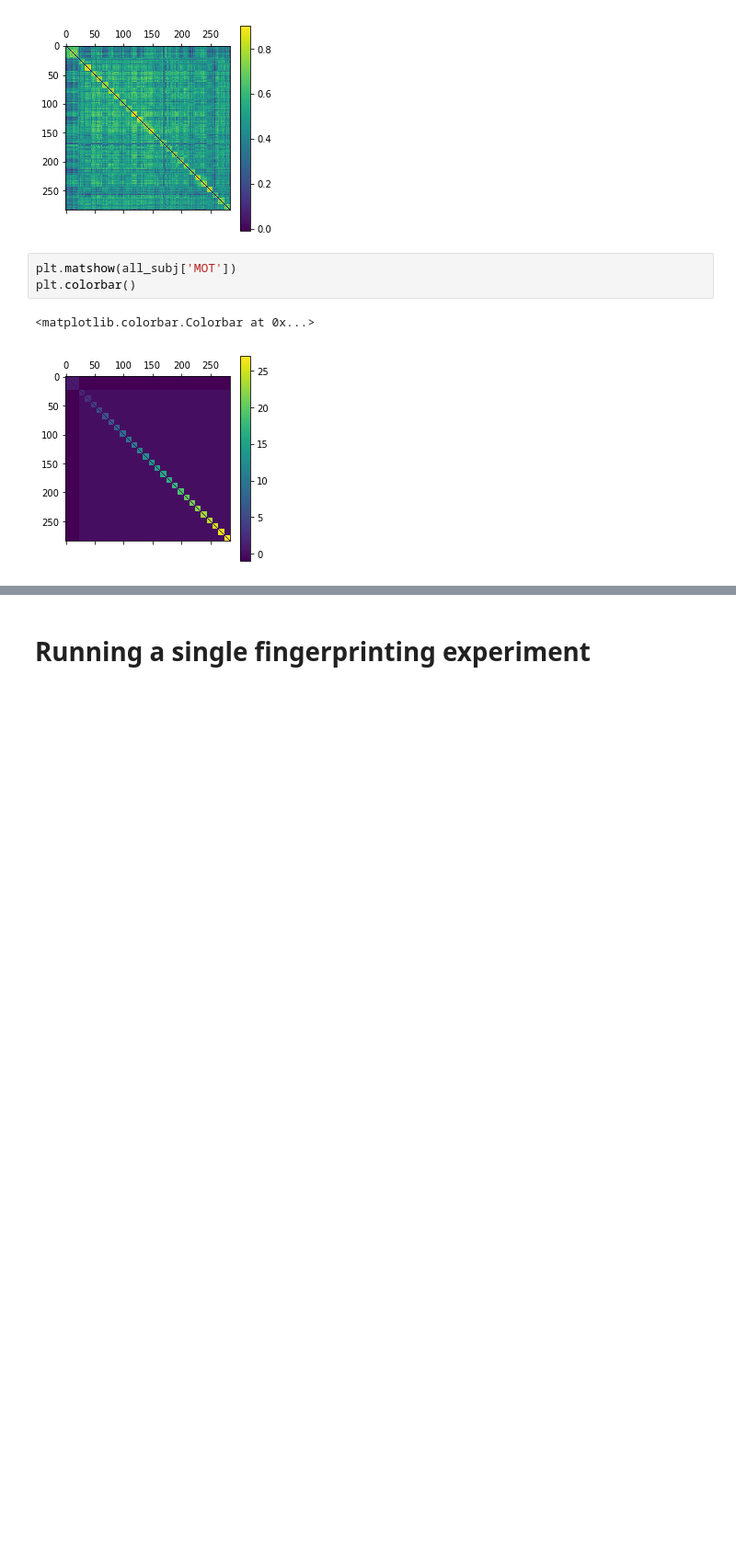
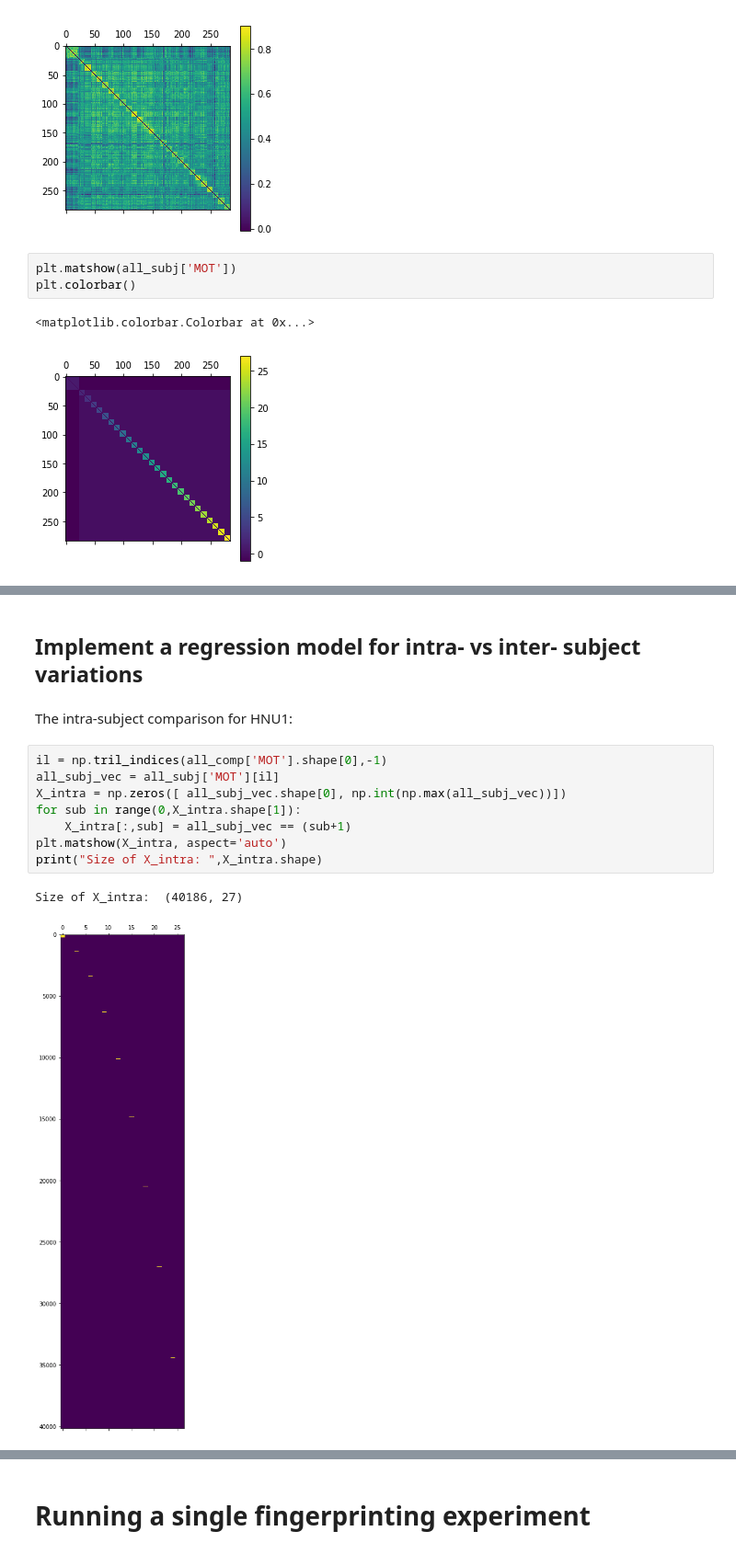
Before and after one commit to SIMEXP/cdip_human_phantom, a Jupyter notebook: notebooks/stats_fingerprinting.ipynb, the cells around one changed output, grey strips where cells are left out. Shown: that part at 92% size. Cells and saved outputs as stored; diff of their text form; blank space fills up the shorter version.

```diff
--- a/notebooks/stats_fingerprinting.ipynb
+++ b/notebooks/stats_fingerprinting.ipynb
@@ -140 +150,16 @@ Mean consistency HNU1: 0.7277531120331949    (std  0.09795828162257661 )
 consistency Csub: 0.6453079710144927    (std  0.08864108590476524 )
+# %% [markdown]
+## Implement a regression model for intra- vs inter- subject variations
+# %% [markdown]
+The intra-subject comparison for HNU1:
+# %%
+il = np.tril_indices(all_comp['MOT'].shape[0],-1)
+all_subj_vec = all_subj['MOT'][il]
+X_intra = np.zeros([ all_subj_vec.shape[0], np.int(np.max(all_subj_vec))])
+for sub in range(0,X_intra.shape[1]):
+    X_intra[:,sub] = all_subj_vec == (sub+1)
+plt.matshow(X_intra, aspect='auto')
+print("Size of X_intra: ",X_intra.shape)
+# %% [output]
+Size of X_intra:  (40186, 27)
+[figure, added]
```
Also changed, not shown: parts of 16 cells of this notebook.
